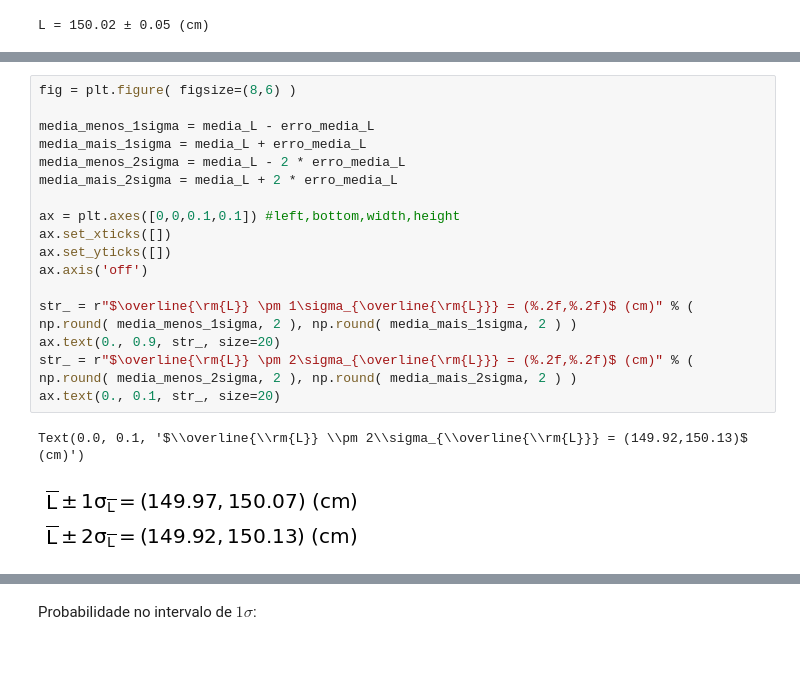
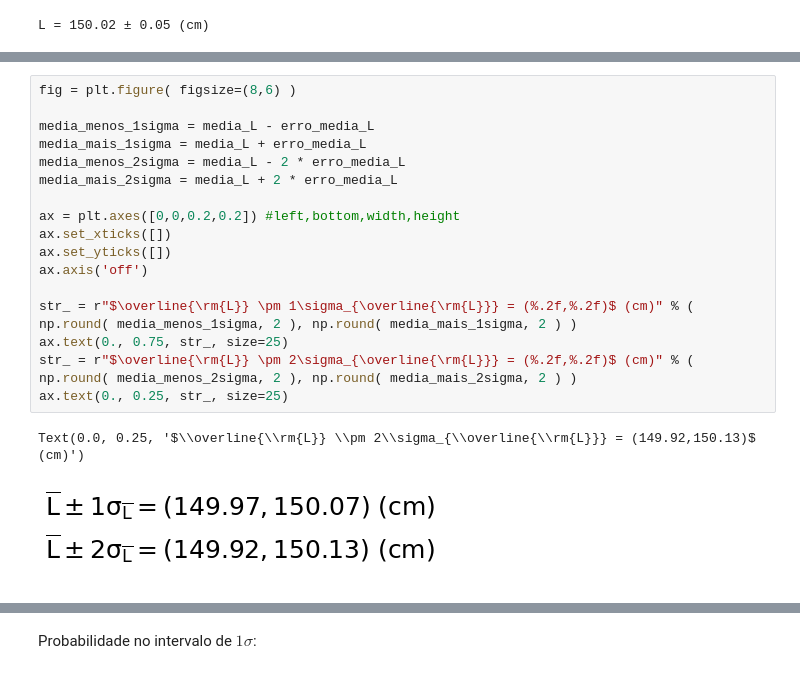
Before and after one commit to UERJ-FISICA/Fisica-Geral, a Jupyter notebook: Aula02_Estimativa_Comprimento_mesa.ipynb, the cells around one changed output, grey strips where cells are left out. Drawn from its saved outputs; the diff is of its cells as text.

```diff
--- a/Aula02_Estimativa_Comprimento_mesa.ipynb
+++ b/Aula02_Estimativa_Comprimento_mesa.ipynb
@@ -129,23 +157,23 @@ Text(0, 0.5, 'Distribuição')
 # %%
 fig = plt.figure( figsize=(8,6) )
 
 media_menos_1sigma = media_L - erro_media_L
 media_mais_1sigma = media_L + erro_media_L
 media_menos_2sigma = media_L - 2 * erro_media_L
 media_mais_2sigma = media_L + 2 * erro_media_L
 
-ax = plt.axes([0,0,0.1,0.1]) #left,bottom,width,height
+ax = plt.axes([0,0,0.2,0.2]) #left,bottom,width,height
 ax.set_xticks([])
 ax.set_yticks([])
 ax.axis('off')
 
 str_ = r"$\overline{\rm{L}} \pm 1\sigma_{\overline{\rm{L}}} = (%.2f,%.2f)$ (cm)" % ( np.round( media_menos_1sigma, 2 ), np.round( media_mais_1sigma, 2 ) )
-ax.text(0., 0.9, str_, size=20)
+ax.text(0., 0.75, str_, size=25)
 str_ = r"$\overline{\rm{L}} \pm 2\sigma_{\overline{\rm{L}}} = (%.2f,%.2f)$ (cm)" % ( np.round( media_menos_2sigma, 2 ), np.round( media_mais_2sigma, 2 ) )
-ax.text(0., 0.1, str_, size=20)
+ax.text(0., 0.25, str_, size=25)
 # %% [output]
-Text(0.0, 0.1, '$\\overline{\\rm{L}} \\pm 2\\sigma_{\\overline{\\rm{L}}} = (149.92,150.13)$ (cm)')
+Text(0.0, 0.25, '$\\overline{\\rm{L}} \\pm 2\\sigma_{\\overline{\\rm{L}}} = (149.92,150.13)$ (cm)')
-[figure, old version]
+[figure, new version]
 # %%
 fig = plt.figure( figsize=(8,6) )
 X_1sigma = X[ (X >= media_menos_1sigma) & (X <= media_mais_1sigma) ]
```
Also changed, not shown: parts of 8 cells of this notebook.
